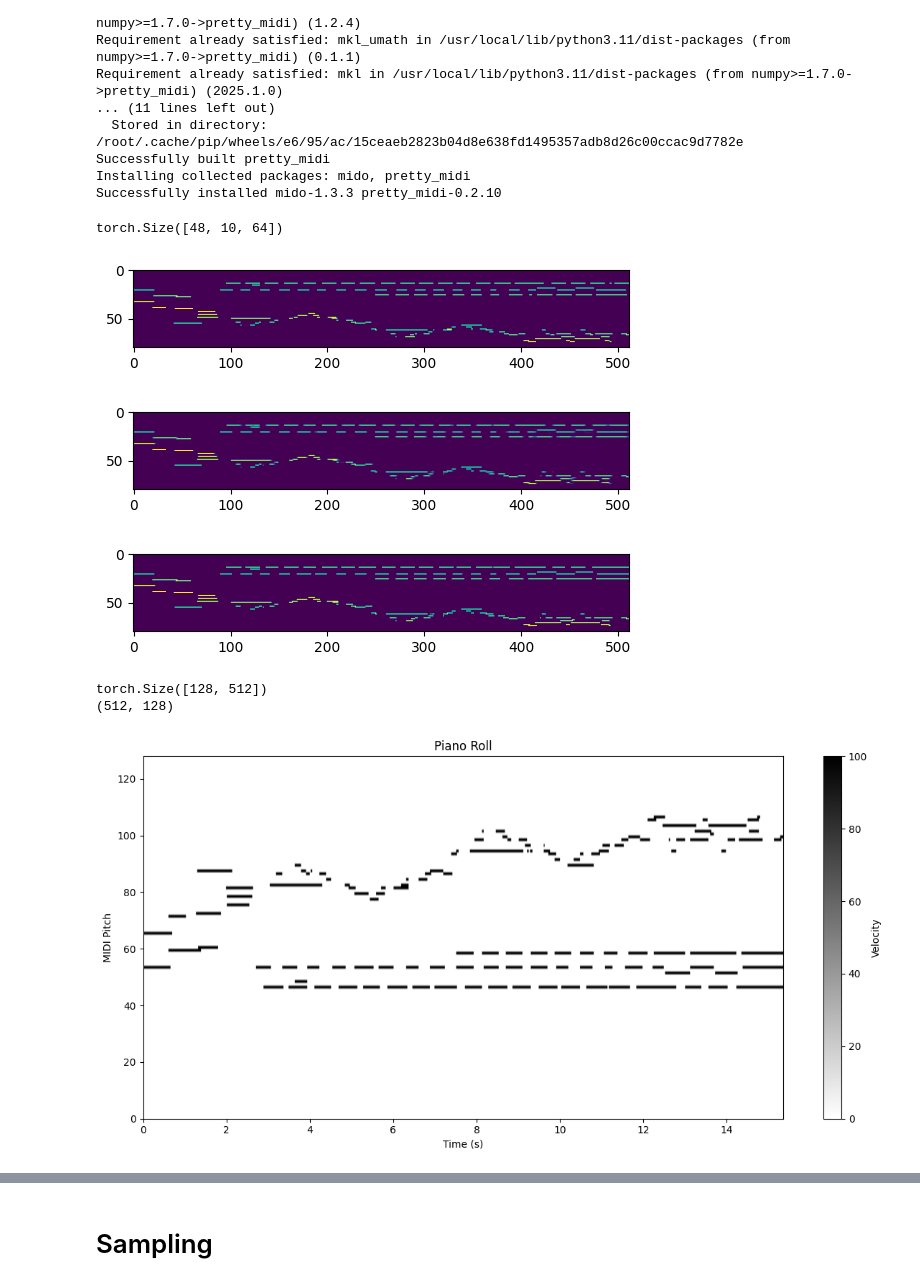
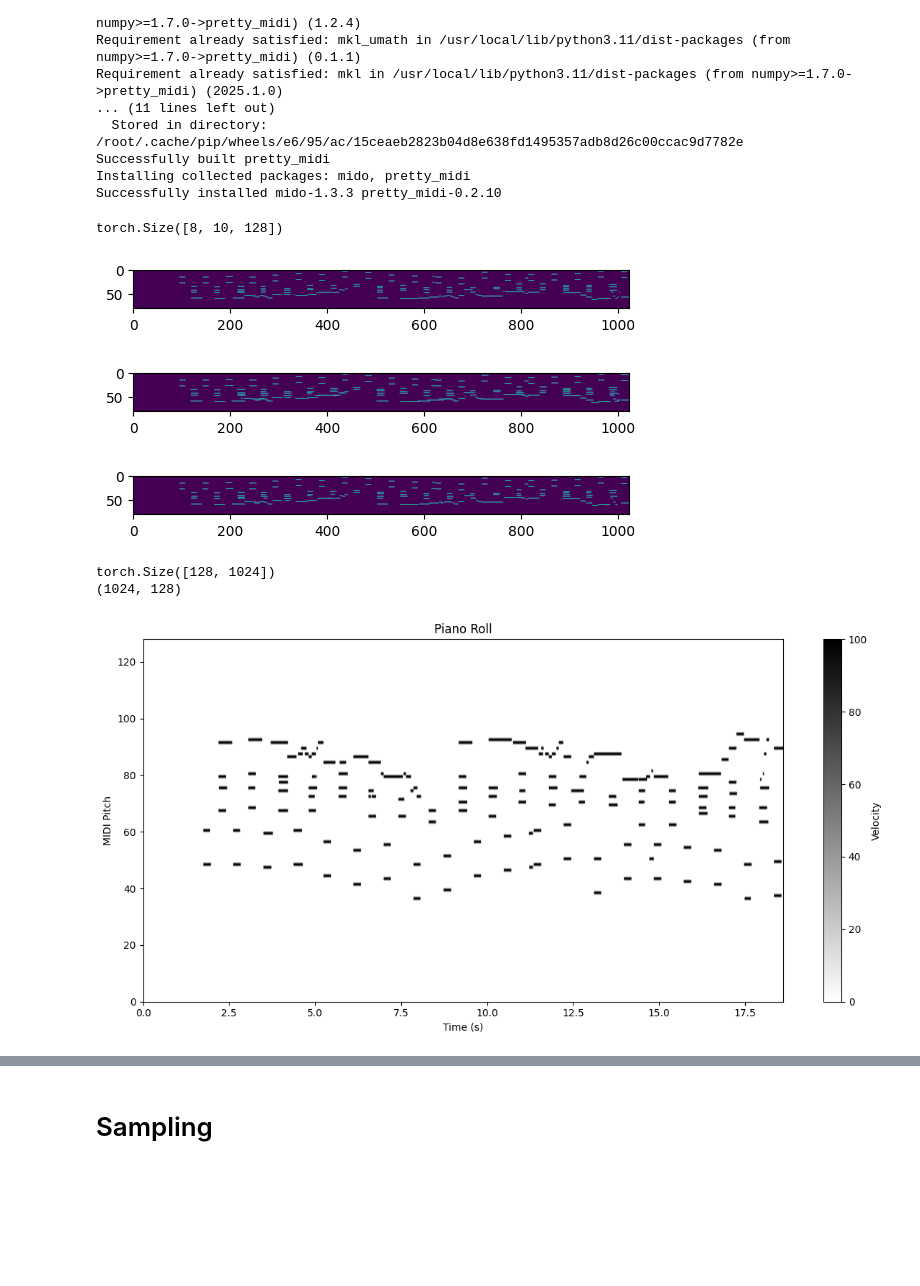
Before and after one commit to MarioPaerle/DIATONICA, a Jupyter notebook: pianorollvq.ipynb, the cells around one changed output, grey strips where cells are left out. Cells and saved outputs as stored; diff of their text form; code cells hidden in the pictures; blank space fills up the shorter version.

Commit message:
Kaggle Notebook | PianorollVQ | Version 6

```diff
--- a/pianorollvq.ipynb
+++ b/pianorollvq.ipynb
@@ -42,7 +42,10 @@ X = dataloader = DataLoader(X, batch_size=64, shuffle=True)
 device = torch.device("cuda" if torch.cuda.is_available() else "cpu")
 device
 # %%
-datas = joblib.load("/kaggle/input/maestrorolls1/Maestro_Rolls1_d2.pkl")
+datas = joblib.load("/kaggle/input/msrolls1/MuseScoreMidis2_a.pkl")
+datas_val = joblib.load("/kaggle/input/msrolls1/MuseScoreMidis2_a.pkl")
+# %%
+mytest = torch.tensor(datas_val[49])
 # %%
 S = 1
 
@@ -420,15 +549,16 @@ torch.cuda.empty_cache()
 # %%
-train_loader = DataLoader(dataset, batch_size=48, shuffle=True)
-val_loader = DataLoader(val_dataset, batch_size=48, shuffle=True)
+dataloader = DataLoader(dataset, batch_size=48, shuffle=True, num_workers=2)
+val_dataloader = DataLoader(val_dataset, batch_size=16, shuffle=False, num_workers=2)
 
 trainer = pl.Trainer(
-        max_epochs=1,
-        accelerator='gpu', # Use GPU if available, otherwise CPU
-        devices=1,          # Number of devices to use
-        logger=True,        # Enable logging (e.g., to TensorBoard)
-        log_every_n_steps=10 # Log metrics every N steps
+        max_epochs=3,
+        accelerator='gpu',
+        devices=1,
+        log_every_n_steps=1,
+        val_check_interval=0.1,
+        logger=wandb_logger
     )
 
-trainer.fit(model, train_loader, val_loader)
-torch.save(model, "VqMidi_Maestro_test64_9mln.pt")
+trainer.fit(model, dataloader, val_dataloader)
+torch.save(model, "VqMidi_MSROLLS_test128_9mln_ep2.pt")
 # %% [output]
@@ -454,7 +580,7 @@ S = 1
 def S_to_pitch(pitch):
     return pitch + (S-1) if pitch % 2 == 1 else pitch
 
-def multi_hot_to_midi(piano_roll: np.ndarray, time_per_step: float = 0.03,
+def multi_hot_to_midi(piano_roll: np.ndarray, time_per_step: float = 0.06/3.3,
                       velocity: int = 100) -> pretty_midi.PrettyMIDI:
     print(piano_roll.shape)
     T, n_pitches = piano_roll.shape
@@ -534,40 +660,49 @@ Installing collected packages: mido, pretty_midi
 Successfully installed mido-1.3.3 pretty_midi-0.2.10
 # %%
 model.eval()
-sample_input = next(iter(train_loader)).float()
+from tqdm import tqdm
+
+for i, sample_input in enumerate(tqdm(val_dataloader)):
+    sample_input[sample_input > 0] = 1
+    sample_input[sample_input < 1] = 0
+
+    sample_input = sample_input.to(model.device)
+    if i == 21:
+        break
+# print(sample_input.dtype, mytest.dtype)
+sample_input =  mytest.unsqueeze(1).float()
 sample_input[sample_input > 0] = 1
-sample_input = sample_input.to(model.device)
-
+sample_input[sample_input < 1] = 0
 with torch.no_grad():
     _, reconstructed_output, _, indicies = model(sample_input)
 
 print(indicies.shape)
 reconstructed_output = torch.sigmoid(reconstructed_output)
 plt.imshow(sample_input[0, 0].cpu().numpy())
 plt.show()
 plt.imshow(reconstructed_output[0, 0].cpu().numpy())
 plt.show()
-tresh = 0.25
+tresh = 0.9
 reconstructed_output[reconstructed_output > tresh] = 1
 reconstructed_output[reconstructed_output <= tresh] = 0
 plt.imshow(reconstructed_output[0, 0].cpu().numpy())
 plt.show()
 
 tolisten = reconstructed_output
 tolisten = tolisten.squeeze(1)
 _sample = to_128(tolisten[0].cpu())
 print(_sample.shape)
 midi = multi_hot_to_midi(_sample.cpu().numpy().T)
 plot_midi_pianoroll(midi)
 from IPython.display import Audio
 midi.write('bachfromergen.mid')
 midi_to_audio(midi)
 # %% [output]
-torch.Size([48, 10, 64])
+torch.Size([8, 10, 128])
-[figure, old version]
+[figure, new version]
-[figure, old version]
+[figure, new version]
-[figure, old version]
+[figure, new version]
-torch.Size([128, 512])
-(512, 128)
+torch.Size([128, 1024])
+(1024, 128)
-[figure, old version]
+[figure, new version]
 [interactive output not drawn]
```
Also changed, not shown: parts of 12 cells of this notebook.
